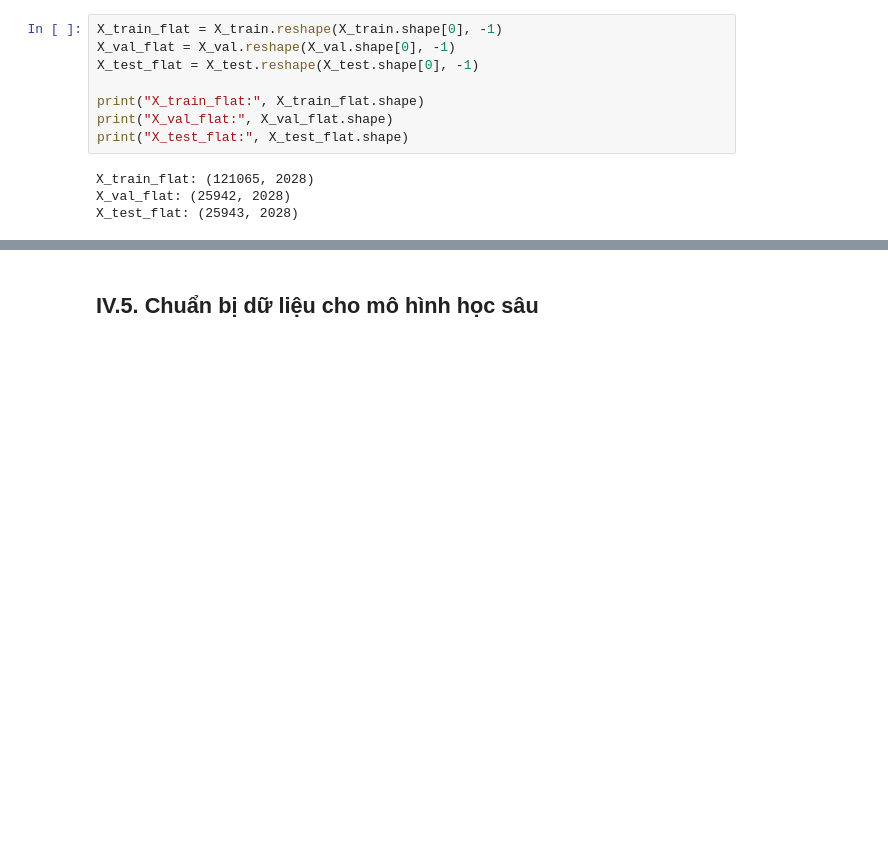
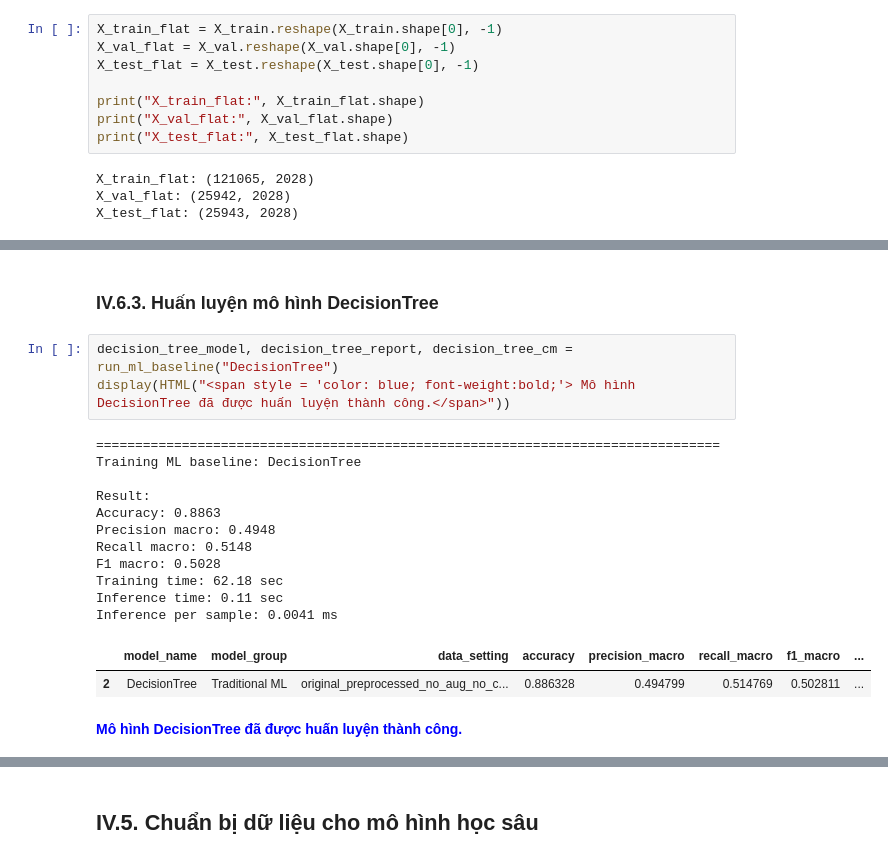
Before and after one commit to quangnguyen-james/wafermap-thesis, a Jupyter notebook: wafermap-classification-by-cae-and-lightweight.ipynb, the cells around one changed output, grey strips where cells are left out. Drawn from its saved outputs; the diff is of its cells as text; blank space fills up the shorter version.

```diff
--- a/wafermap-classification-by-cae-and-lightweight.ipynb
+++ b/wafermap-classification-by-cae-and-lightweight.ipynb
@@ -1414,0 +1548,20 @@ X_test_flat: (25943, 2028)
+# %% [markdown]
+### IV.6.3. Huấn luyện mô hình DecisionTree
+# %%
+decision_tree_model, decision_tree_report, decision_tree_cm = run_ml_baseline("DecisionTree")
+display(HTML("<span style = 'color: blue; font-weight:bold;'> Mô hình DecisionTree đã được huấn luyện thành công.</span>"))
+# %% [output]
+================================================================================
+Training ML baseline: DecisionTree
+
+Result:
+Accuracy: 0.8863
+Precision macro: 0.4948
+Recall macro: 0.5148
+F1 macro: 0.5028
+Training time: 62.18 sec
+Inference time: 0.11 sec
+Inference per sample: 0.0041 ms
+|  | model_name | model_group | data_setting | accuracy | precision_macro | recall_macro | f1_macro | ... |
+| 2 | DecisionTree | Traditional ML | original_preprocessed_no_aug_no_c... | 0.886328 | 0.494799 | 0.514769 | 0.502811 | ... |
+Mô hình DecisionTree đã được huấn luyện thành công.
```
Also changed, not shown: parts of 15 cells of this notebook.
